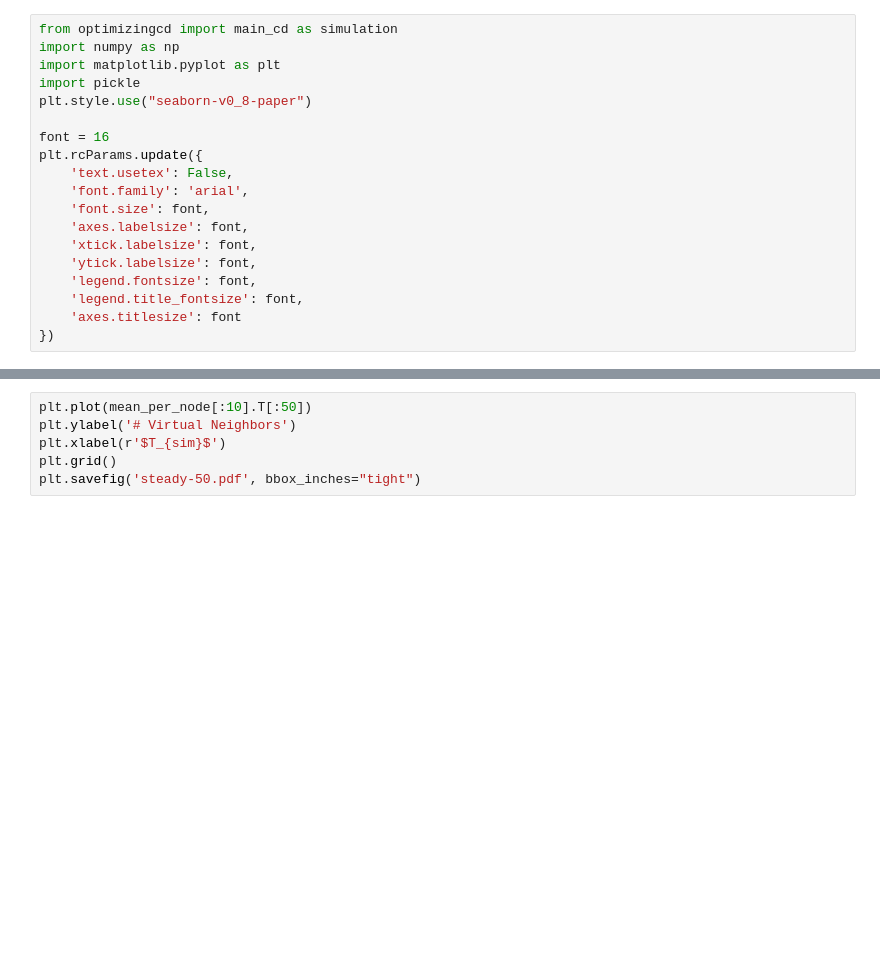
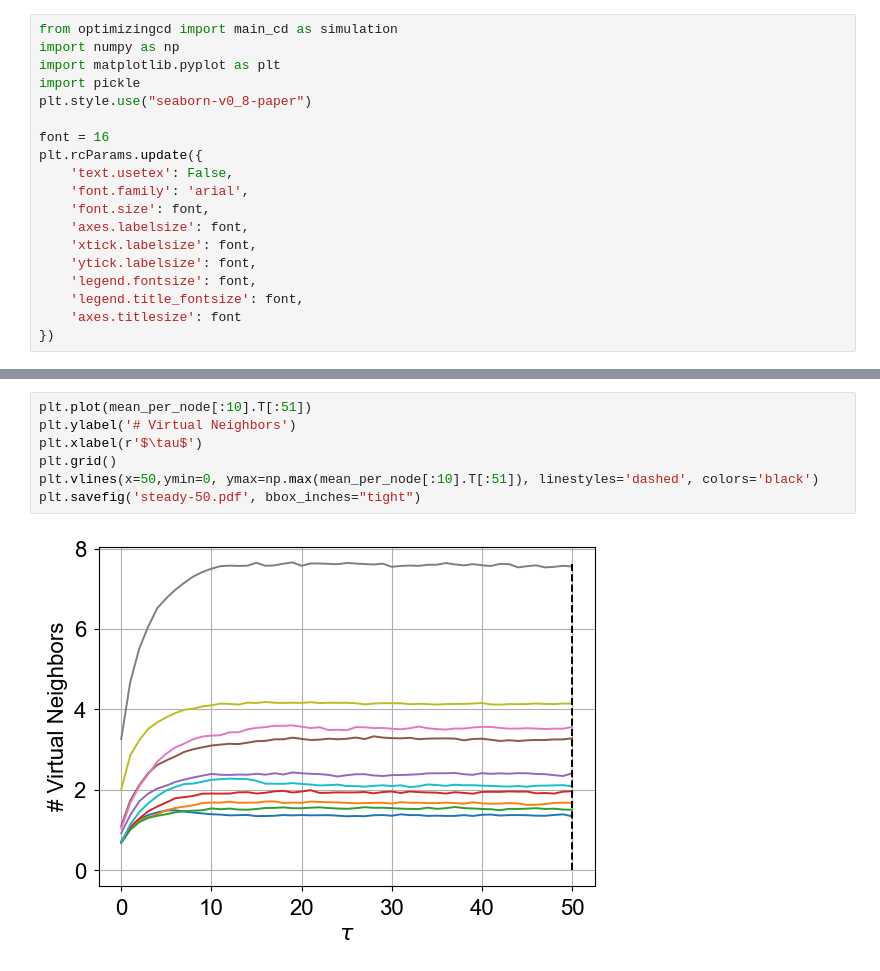
Before and after one commit to Luisenden/qnetsur, a Jupyter notebook: usecase_cd/observe_steaystate_sim.ipynb, the cells around one changed output, grey strips where cells are left out. Saved outputs shown, nothing was run; the diff lists cells and outputs as text; blank space fills up the shorter version.

```diff
--- a/usecase_cd/observe_steaystate_sim.ipynb
+++ b/usecase_cd/observe_steaystate_sim.ipynb
@@ -47,9 +50,12 @@ plt.xlabel(r'$T_{sim}$')
 # %%
-plt.plot(mean_per_node[:10].T[:50])
+plt.plot(mean_per_node[:10].T[:51])
 plt.ylabel('# Virtual Neighbors')
-plt.xlabel(r'$T_{sim}$')
+plt.xlabel(r'$\tau$')
 plt.grid()
+plt.vlines(x=50,ymin=0, ymax=np.max(mean_per_node[:10].T[:51]), linestyles='dashed', colors='black')
 plt.savefig('steady-50.pdf', bbox_inches="tight")
+# %% [output]
+[figure, added]
 # %%
 plt.plot(mean_per_node[:10].T[:1000], label=[f'Node {i}' for i in range(10)])
 plt.ylabel('# Virtual Neighbors')
```
Also changed, not shown: parts of 5 cells of this notebook, 3 other files.
